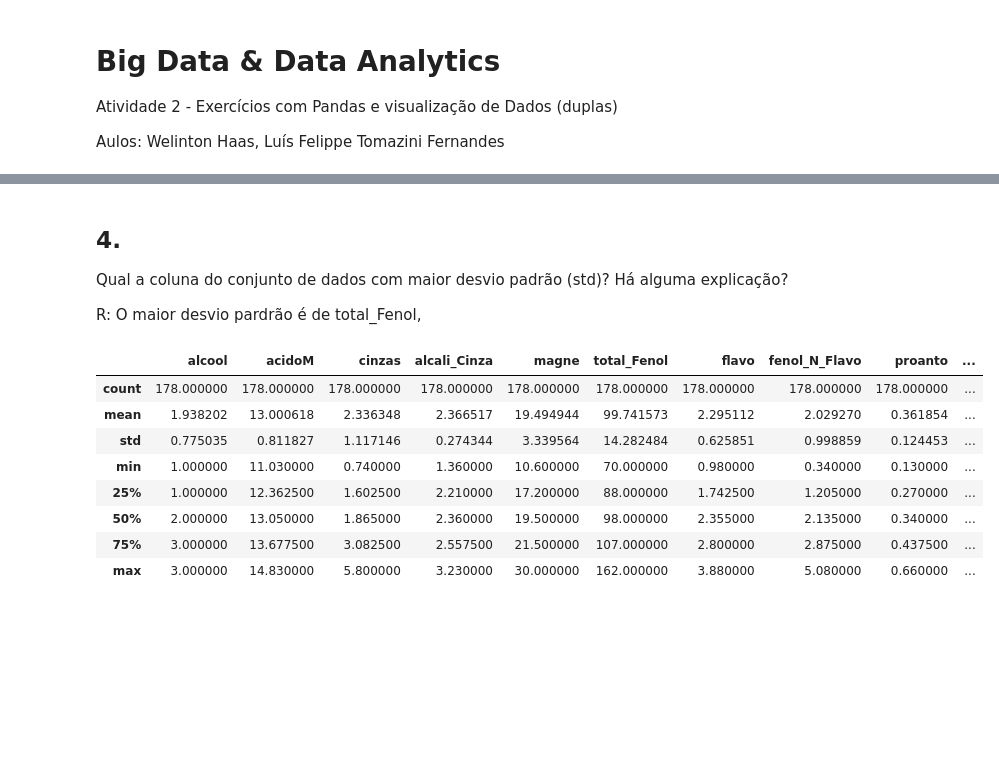
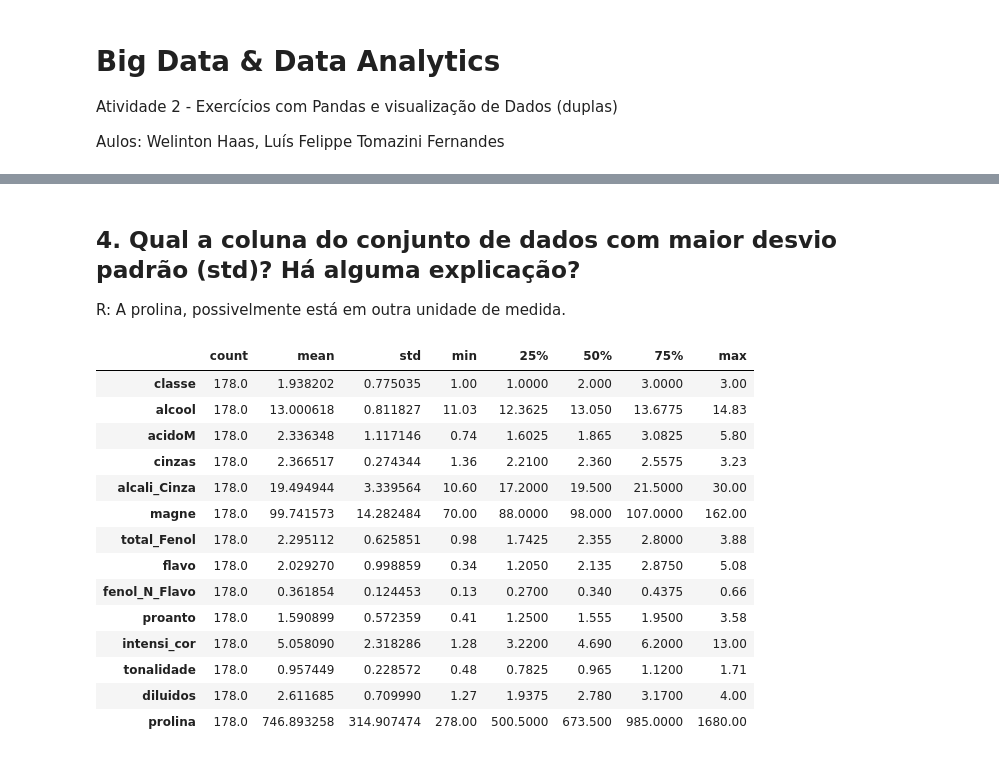
Before and after one commit to EutruTepit/BigData2022, a Jupyter notebook: Trabalhos/Atividade_2_[BIG_DATA].ipynb, the cells around one changed output, grey strips where cells are left out. Saved outputs shown, nothing was run; the diff lists cells and outputs as text; code cells hidden in the pictures; blank space fills up the shorter version.

```diff
--- a/Trabalhos/Atividade_2_[BIG_DATA].ipynb
+++ b/Trabalhos/Atividade_2_[BIG_DATA].ipynb
@@ -9,6 +14,7 @@ Carregue corretamente os dados sobre vinho, utilizando o seguinte link: https://
 # %%
 import pandas as pd
 df = pd.read_csv("https://archive.ics.uci.edu/ml/machine-learning-databases/wine/wine.data", names=[
+                                     'Classe',
                                      'álcool',
                                      'ácido málico',
                                      'cinzas',
@@ -21,11 +27,11 @@ df = pd.read_csv("https://archive.ics.uci.edu/ml/machine-learning-databases/wine
                                      'intensidade de cor',
                                      'tonalidade',
                                      'OD280/OD315 de vinhos diluídos',
-                                     'prolina',
-                                     'Classe'
+                                     'prolina'
                                      ])
 
 remap={
+  'Classe': 'classe',
   'álcool': 'alcool',
   'ácido málico': 'acidoM',
   'cinzas': 'cinzas',
@@ -38,8 +44,7 @@ remap={
   'intensidade de cor': 'intensi_cor',
   'tonalidade': 'tonalidade',
   'OD280/OD315 de vinhos diluídos': "diluidos",
-  'prolina': 'prolina',
-  'Classe': 'classe'
+  'prolina': 'prolina'
 }
 
 df.rename(remap, axis=1, inplace=True)
@@ -97,17 +100,22 @@ dtype: int64
 # %% [markdown]
-## 4.
-Qual a coluna do conjunto de dados com maior desvio padrão (std)? Há alguma explicação?
+## 4. Qual a coluna do conjunto de dados com maior desvio padrão (std)? Há alguma explicação?
 
-  R: O maior desvio pardrão é de total_Fenol,
+R: A prolina, possivelmente está em outra unidade de medida.
 # %%
-df.describe()
+df.describe().T # t transposição
 # %% [output]
-|  | alcool | acidoM | cinzas | alcali_Cinza | magne | total_Fenol | flavo | fenol_N_Flavo | proanto | ... |
-| count | 178.000000 | 178.000000 | 178.000000 | 178.000000 | 178.000000 | 178.000000 | 178.000000 | 178.000000 | 178.000000 | ... |
-| mean | 1.938202 | 13.000618 | 2.336348 | 2.366517 | 19.494944 | 99.741573 | 2.295112 | 2.029270 | 0.361854 | ... |
-| std | 0.775035 | 0.811827 | 1.117146 | 0.274344 | 3.339564 | 14.282484 | 0.625851 | 0.998859 | 0.124453 | ... |
-| min | 1.000000 | 11.030000 | 0.740000 | 1.360000 | 10.600000 | 70.000000 | 0.980000 | 0.340000 | 0.130000 | ... |
-| 25% | 1.000000 | 12.362500 | 1.602500 | 2.210000 | 17.200000 | 88.000000 | 1.742500 | 1.205000 | 0.270000 | ... |
-| 50% | 2.000000 | 13.050000 | 1.865000 | 2.360000 | 19.500000 | 98.000000 | 2.355000 | 2.135000 | 0.340000 | ... |
-| 75% | 3.000000 | 13.677500 | 3.082500 | 2.557500 | 21.500000 | 107.000000 | 2.800000 | 2.875000 | 0.437500 | ... |
-| max | 3.000000 | 14.830000 | 5.800000 | 3.230000 | 30.000000 | 162.000000 | 3.880000 | 5.080000 | 0.660000 | ... |
+|  | count | mean | std | min | 25% | 50% | 75% | max |
+| classe | 178.0 | 1.938202 | 0.775035 | 1.00 | 1.0000 | 2.000 | 3.0000 | 3.00 |
+| alcool | 178.0 | 13.000618 | 0.811827 | 11.03 | 12.3625 | 13.050 | 13.6775 | 14.83 |
+| acidoM | 178.0 | 2.336348 | 1.117146 | 0.74 | 1.6025 | 1.865 | 3.0825 | 5.80 |
+| cinzas | 178.0 | 2.366517 | 0.274344 | 1.36 | 2.2100 | 2.360 | 2.5575 | 3.23 |
+| alcali_Cinza | 178.0 | 19.494944 | 3.339564 | 10.60 | 17.2000 | 19.500 | 21.5000 | 30.00 |
+| magne | 178.0 | 99.741573 | 14.282484 | 70.00 | 88.0000 | 98.000 | 107.0000 | 162.00 |
+| total_Fenol | 178.0 | 2.295112 | 0.625851 | 0.98 | 1.7425 | 2.355 | 2.8000 | 3.88 |
+| flavo | 178.0 | 2.029270 | 0.998859 | 0.34 | 1.2050 | 2.135 | 2.8750 | 5.08 |
+| fenol_N_Flavo | 178.0 | 0.361854 | 0.124453 | 0.13 | 0.2700 | 0.340 | 0.4375 | 0.66 |
+| proanto | 178.0 | 1.590899 | 0.572359 | 0.41 | 1.2500 | 1.555 | 1.9500 | 3.58 |
+| intensi_cor | 178.0 | 5.058090 | 2.318286 | 1.28 | 3.2200 | 4.690 | 6.2000 | 13.00 |
+| tonalidade | 178.0 | 0.957449 | 0.228572 | 0.48 | 0.7825 | 0.965 | 1.1200 | 1.71 |
+| diluidos | 178.0 | 2.611685 | 0.709990 | 1.27 | 1.9375 | 2.780 | 3.1700 | 4.00 |
+| prolina | 178.0 | 746.893258 | 314.907474 | 278.00 | 500.5000 | 673.500 | 985.0000 | 1680.00 |
```
Also changed, not shown: parts of 24 cells of this notebook.
